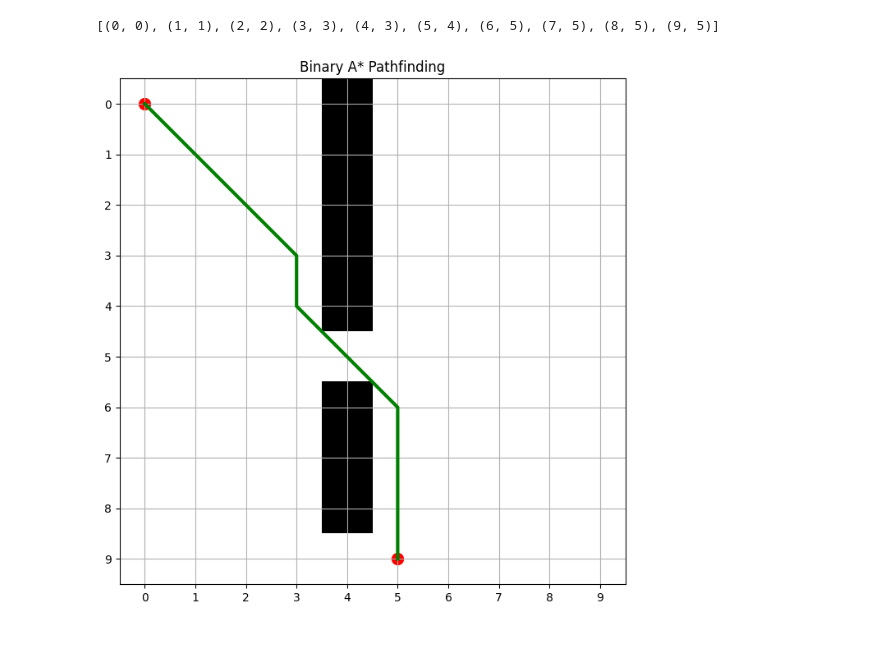
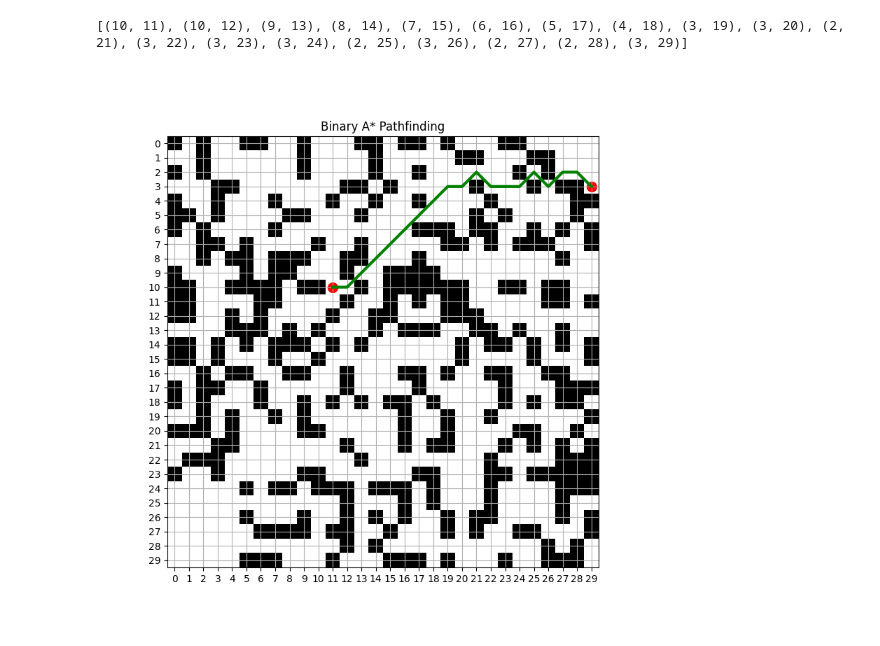
Before and after one commit to mohamedshaik272/Optimal-Path-Navigation, a Jupyter notebook: path.ipynb, the cells around one changed output. Drawn from its saved outputs; the diff is of its cells as text; code cells hidden in the pictures.

```diff
--- a/path.ipynb
+++ b/path.ipynb
@@ -94,38 +95,46 @@ def astar(maze, start, end):
 
             # Add the child to the open list
             open_list.append(child)
+
+def generate_binary_maze(n, m, obstacle_density=0.3):
+    maze = np.zeros((n, m), dtype=int)
+    num_obstacles = int(n * m * obstacle_density)
+
+    # Populate the maze with obstacles
+    obstacle_positions = random.sample(range(n * m), num_obstacles)
+    for pos in obstacle_positions:
+        row, col = divmod(pos, m)
+        maze[row, col] = 1
+
+    return maze.tolist()
+
+def find_start_end_points(maze):
+    n, m = maze.shape
+    zeros = np.argwhere(maze == 0)
+    start_point, end_point = random.sample(list(zeros), 2)
+    return tuple(start_point), tuple(end_point)
 # %%
 if __name__ == '__main__':
-    maze = [[0, 0, 0, 0, 1, 0, 0, 0, 0, 0],
-            [0, 0, 0, 0, 1, 0, 0, 0, 0, 0],
-            [0, 0, 0, 0, 1, 0, 0, 0, 0, 0],
-            [0, 0, 0, 0, 1, 0, 0, 0, 0, 0],
-            [0, 0, 0, 0, 1, 0, 0, 0, 0, 0],
-            [0, 0, 0, 0, 0, 0, 0, 0, 0, 0],
-            [0, 0, 0, 0, 1, 0, 0, 0, 0, 0],
-            [0, 0, 0, 0, 1, 0, 0, 0, 0, 0],
-            [0, 0, 0, 0, 1, 0, 0, 0, 0, 0],
-            [0, 0, 0, 0, 0, 0, 0, 0, 0, 0]]
+    maze = generate_binary_maze(30, 30, 0.35)
 
-    start = (0, 0)
-    end = (9, 5)
+    start, end = find_start_end_points(np.array(maze))
 
     path = astar(maze, start, end)
     print(path)
 
     plt.figure(figsize=(8, 8))
     plt.imshow(maze, cmap='binary', interpolation='nearest')
     plt.xticks(range(len(maze[0])))
     plt.yticks(range(len(maze)))
     plt.title('Binary A* Pathfinding')
 
     plt.scatter(start[1], start[0], color='red', s=100, label='Start')
     plt.scatter(end[1], end[0], color='red', s=100, label='End')
 
     path = np.array(path)
     plt.plot(path[:, 1], path[:, 0], color='green', linewidth=3, label='Path')
     plt.grid()
     plt.show()
 # %% [output]
-[(0, 0), (1, 1), (2, 2), (3, 3), (4, 3), (5, 4), (6, 5), (7, 5), (8, 5), (9, 5)]
+[(10, 11), (10, 12), (9, 13), (8, 14), (7, 15), (6, 16), (5, 17), (4, 18), (3, 19), (3, 20), (2, 21), (3, 22), (3, 23), (3, 24), (2, 25), (3, 26), (2, 27), (2, 28), (3, 29)]
-[figure, old version]
+[figure, new version]
```
Also changed, not shown: parts of 2 cells of this notebook.
